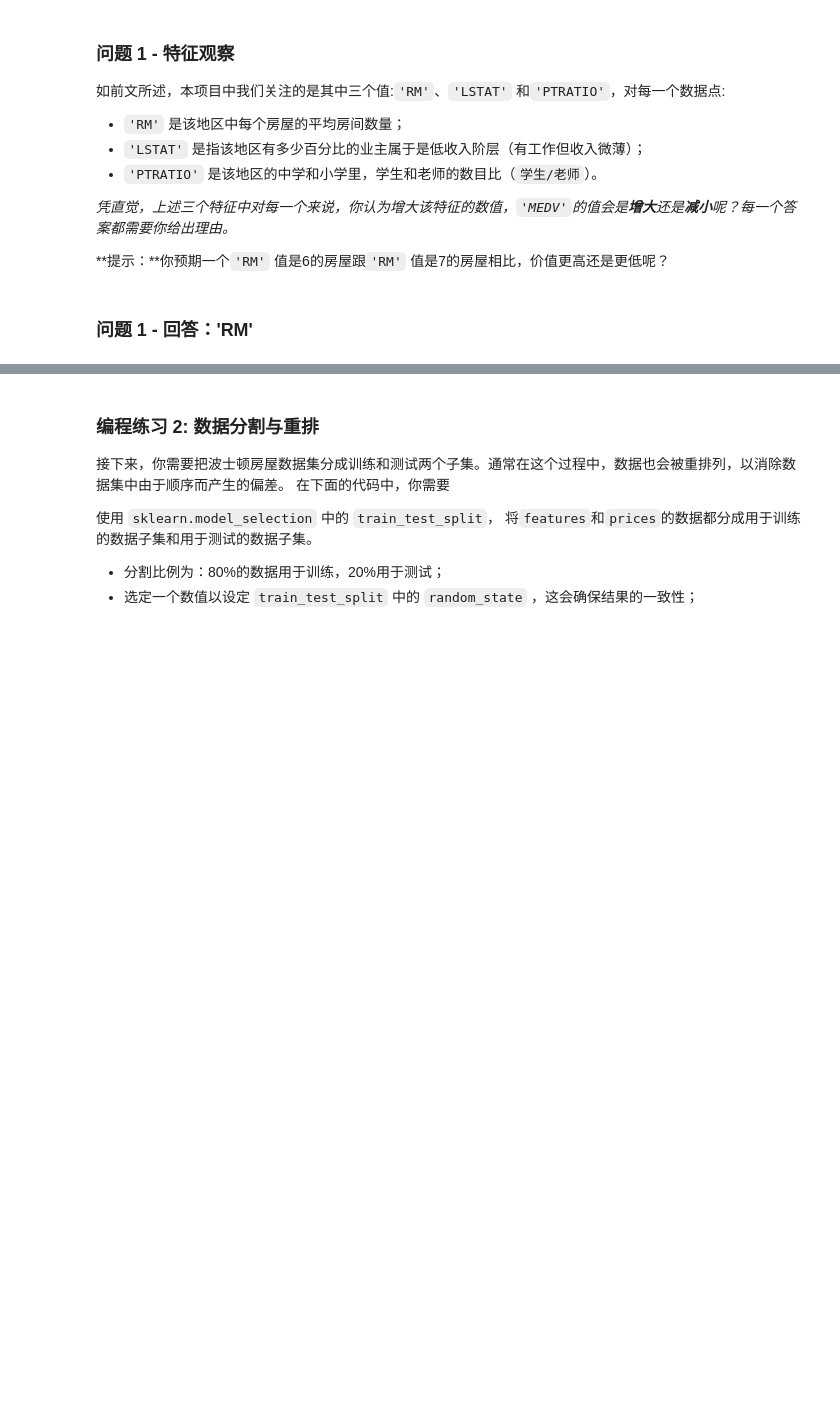
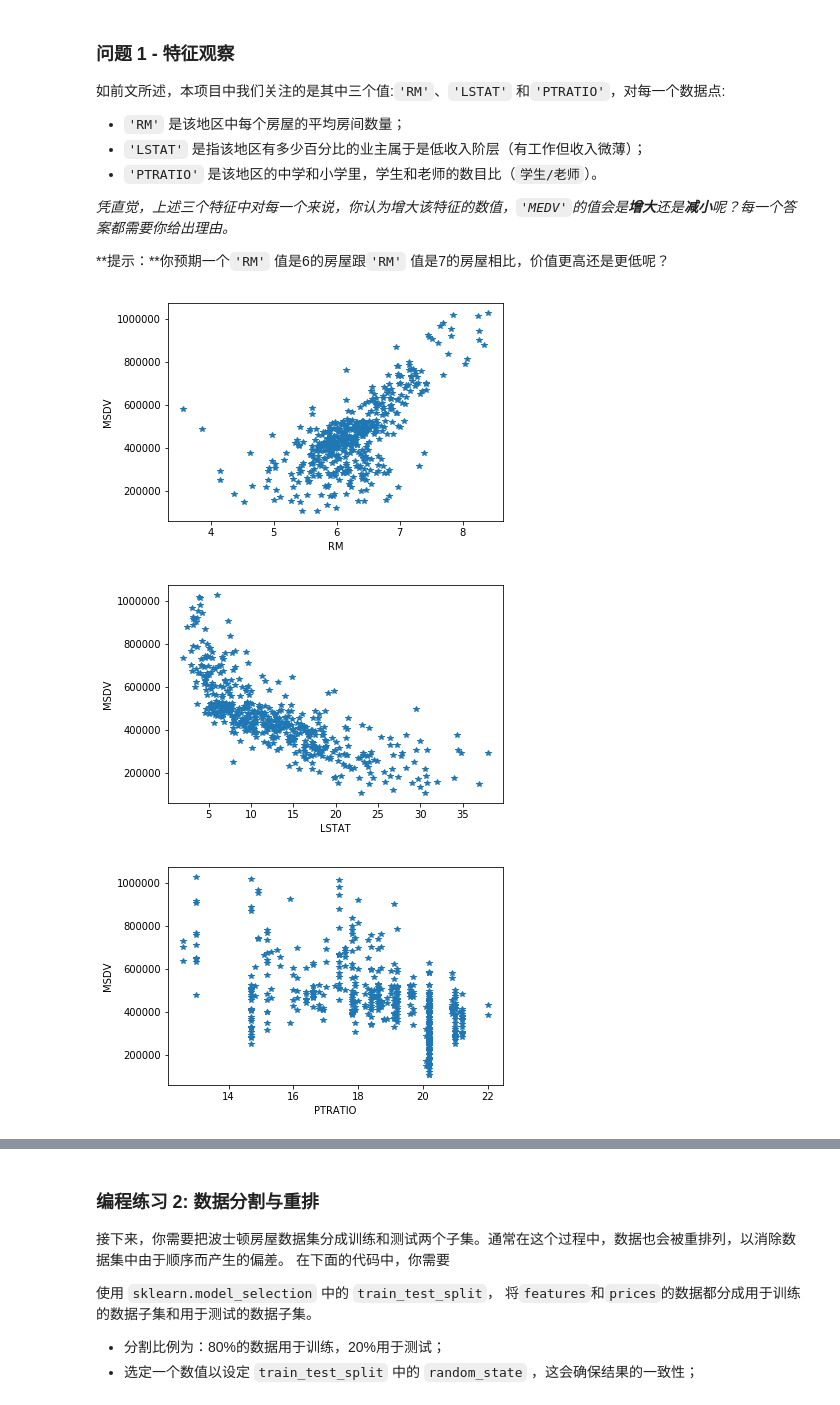
Before and after one commit to xiaohaibuhuai/boston_housing-master, a Jupyter notebook: boston_housing.ipynb, the cells around one changed output, grey strips where cells are left out. Cells and saved outputs as stored; diff of their text form; code cells hidden in the pictures; blank space fills up the shorter version.

```diff
--- a/boston_housing.ipynb
+++ b/boston_housing.ipynb
@@ -129,5 +129,30 @@ Standard deviation of prices: $165,171.13
 _凭直觉，上述三个特征中对每一个来说，你认为增大该特征的数值，`'MEDV'`的值会是**增大**还是**减小**呢？每一个答案都需要你给出理由。_
 
 **提示：**你预期一个`'RM'` 值是6的房屋跟`'RM'` 值是7的房屋相比，价值更高还是更低呢？
-# %% [markdown]
-### 问题 1 - 回答：'RM'
+# %%
+import matplotlib.pyplot as plot
+RM = data['RM']
+LSTAT = data['LSTAT']
+PTRATIO =data['PTRATIO']
+MSDV = prices
+
+plot.plot(RM,MSDV,"*")
+plot.xlabel("RM")
+plot.ylabel("MSDV")
+plot.show()
+
+
+plot.plot(LSTAT,MSDV,"*")
+plot.xlabel("LSTAT")
+plot.ylabel("MSDV")
+plot.show()
+
+
+plot.plot(PTRATIO,MSDV,"*")
+plot.xlabel("PTRATIO")
+plot.ylabel("MSDV")
+plot.show()
+# %% [output]
+[figure, added]
+[figure, added]
+[figure, added]
```
Also changed, not shown: parts of 8 cells of this notebook, 2 other files.
